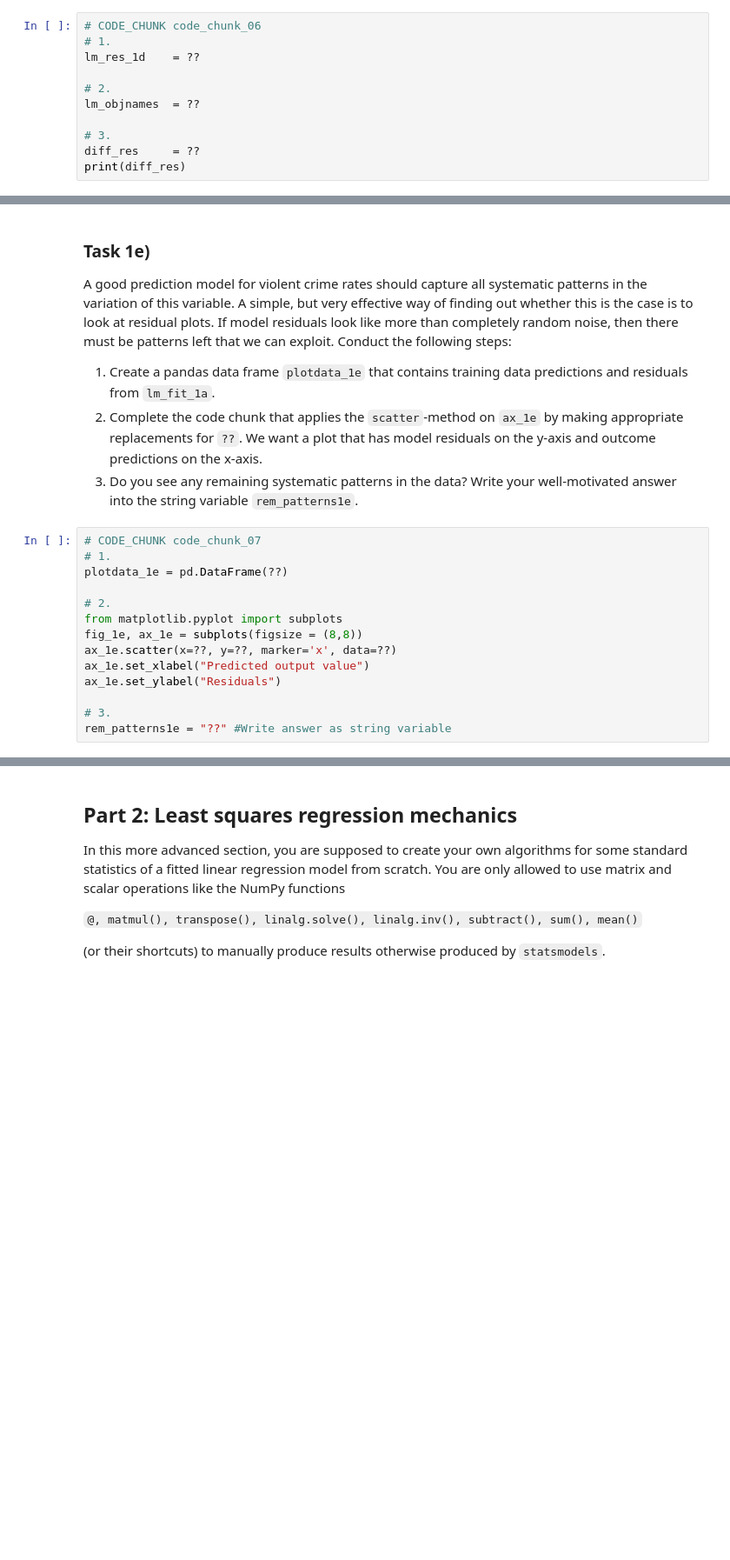
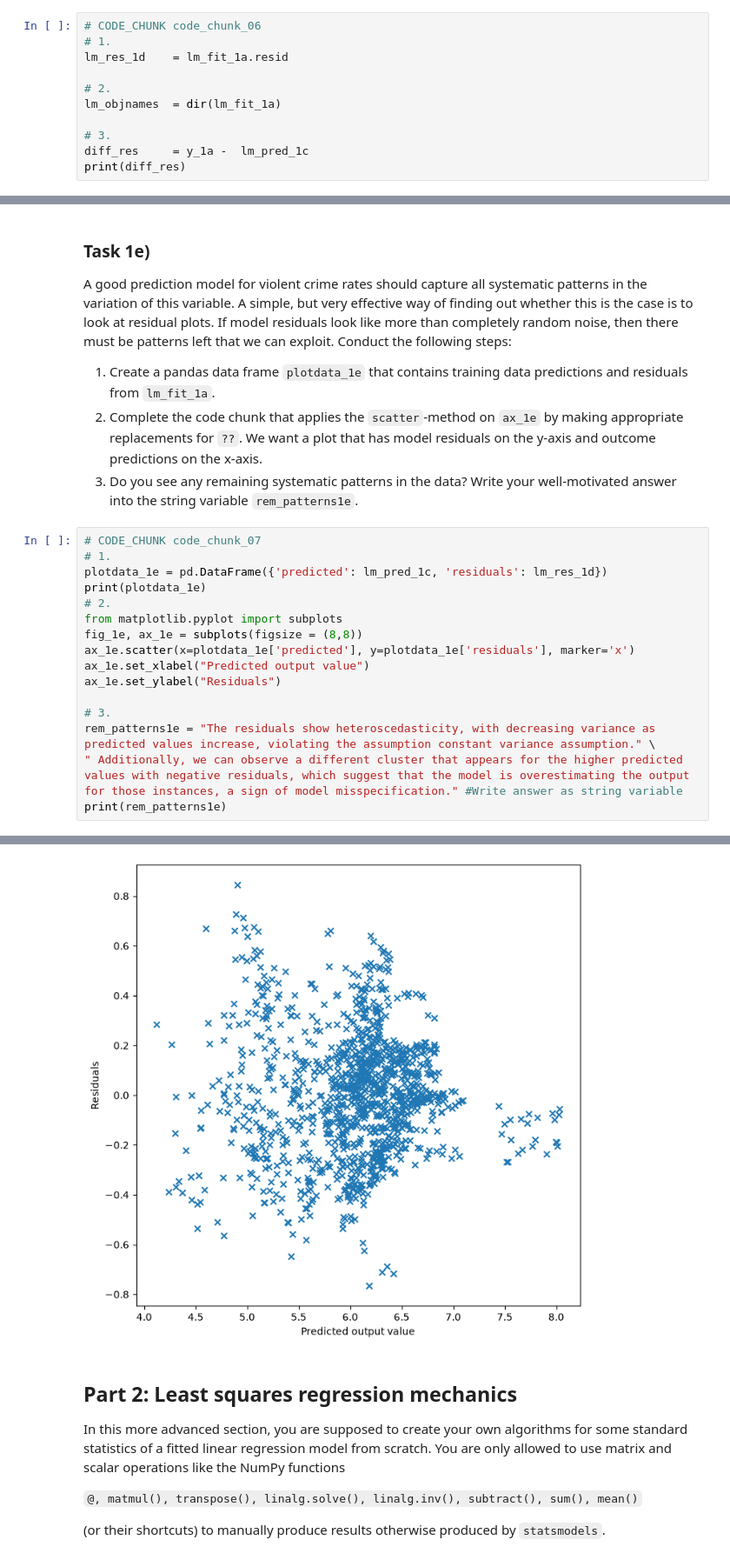
Before and after one commit to vpercap-rg/ML-from-a-Regression-Perpective, a Jupyter notebook: assignments/DABN13_A1_template.ipynb, the cells around one changed output, grey strips where cells are left out. Shown at 87% size. Saved outputs shown, nothing was run; the diff lists cells and outputs as text; blank space fills up the shorter version.

```diff
--- a/assignments/DABN13_A1_template.ipynb
+++ b/assignments/DABN13_A1_template.ipynb
@@ -124,11 +126,11 @@ Lastly, calculate the sum of *squared* differences between the residuals that yo
 # %%
 # CODE_CHUNK code_chunk_06
 # 1.
-lm_res_1d    = ??
+lm_res_1d    = lm_fit_1a.resid
 
 # 2.
-lm_objnames  = ??
+lm_objnames  = dir(lm_fit_1a)
 
 # 3.
-diff_res     = ??
+diff_res     = y_1a -  lm_pred_1c
 print(diff_res)
@@ -142,14 +162,17 @@ A good prediction model for violent crime rates should capture all systematic pa
 # %%
 # CODE_CHUNK code_chunk_07
 # 1.
-plotdata_1e = pd.DataFrame(??)
-
+plotdata_1e = pd.DataFrame({'predicted': lm_pred_1c, 'residuals': lm_res_1d})
+print(plotdata_1e)
 # 2.
 from matplotlib.pyplot import subplots
 fig_1e, ax_1e = subplots(figsize = (8,8))
-ax_1e.scatter(x=??, y=??, marker='x', data=??)
+ax_1e.scatter(x=plotdata_1e['predicted'], y=plotdata_1e['residuals'], marker='x')
 ax_1e.set_xlabel("Predicted output value")
 ax_1e.set_ylabel("Residuals")
 
 # 3.
-rem_patterns1e = "??" #Write answer as string variable
+rem_patterns1e = "The residuals show heteroscedasticity, with decreasing variance as predicted values increase, violating the assumption constant variance assumption." \
+" Additionally, we can observe a different cluster that appears for the higher predicted values with negative residuals, which suggest that the model is overestimating the output for those instances, a sign of model misspecification." #Write answer as string variable
+print(rem_patterns1e)
+# %% [output]
@@ -156,3 +194,4 @@ rem_patterns1e = "??" #Write answer as string variable
+[figure, added]
 # %% [markdown]
 ## Part 2: Least squares regression mechanics
 In this more advanced section, you are supposed to create your own algorithms for some standard statistics of a fitted linear regression model from scratch. You are only allowed to use matrix and scalar operations like the NumPy functions
```
Also changed, not shown: parts of 26 cells of this notebook.
